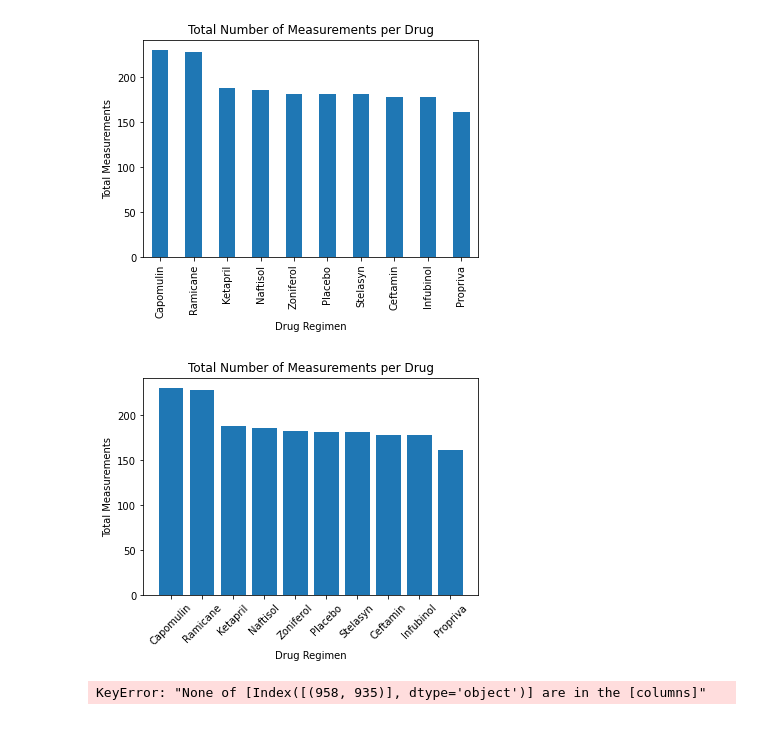
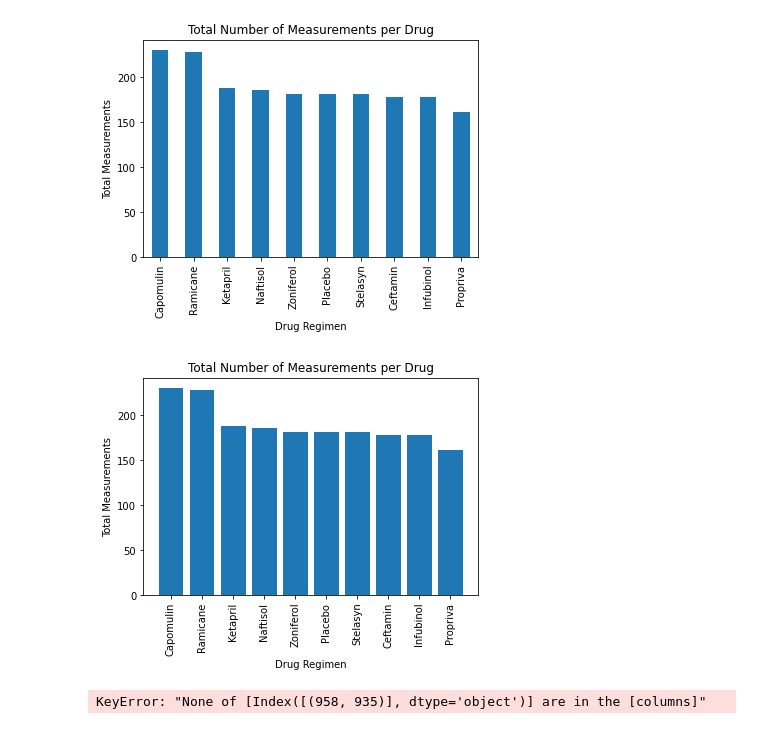
Before and after one commit to PatriceW2/Matplotlib_Challenge-, a Jupyter notebook: Pymaceuticals/pymaceuticals_starter.ipynb, the cells around one changed output. Drawn from its saved outputs; the diff is of its cells as text; code cells hidden in the pictures.

```diff
--- a/Pymaceuticals/pymaceuticals_starter.ipynb
+++ b/Pymaceuticals/pymaceuticals_starter.ipynb
@@ -222,15 +222,15 @@ plt.show()
 # %%
 # Generate a bar plot showing the total number of measurements taken on each drug regimen using pyplot.
 
 plt.bar(total_measure.index.values, total_measure.values)
 plt.xlabel("Drug Regimen")
 plt.ylabel("Total Measurements")
 plt.title("Total Number of Measurements per Drug")
-plt.xticks(rotation=45)
+plt.xticks(rotation=90)
 
 plt.show()
 # %% [output]
-[figure, old version]
+[figure, new version]
 # %%
 # Generate a pie plot showing the distribution of female versus male mice using pandas
 
```
Also changed, not shown: parts of 2 cells of this notebook.
